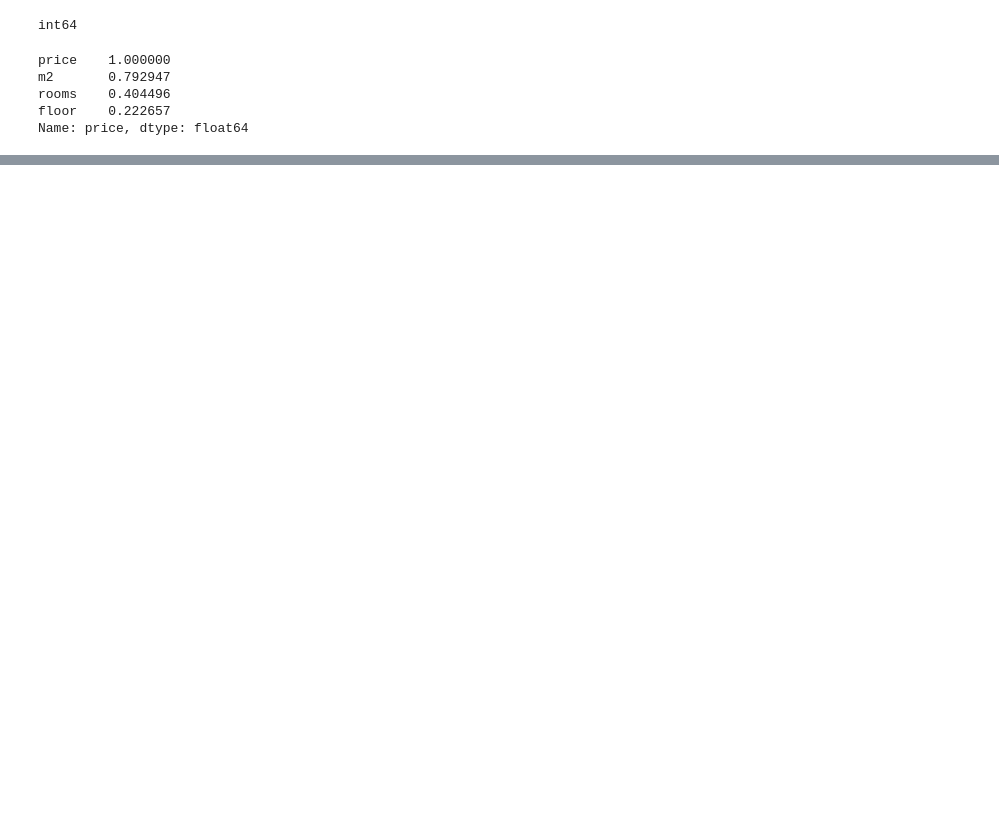
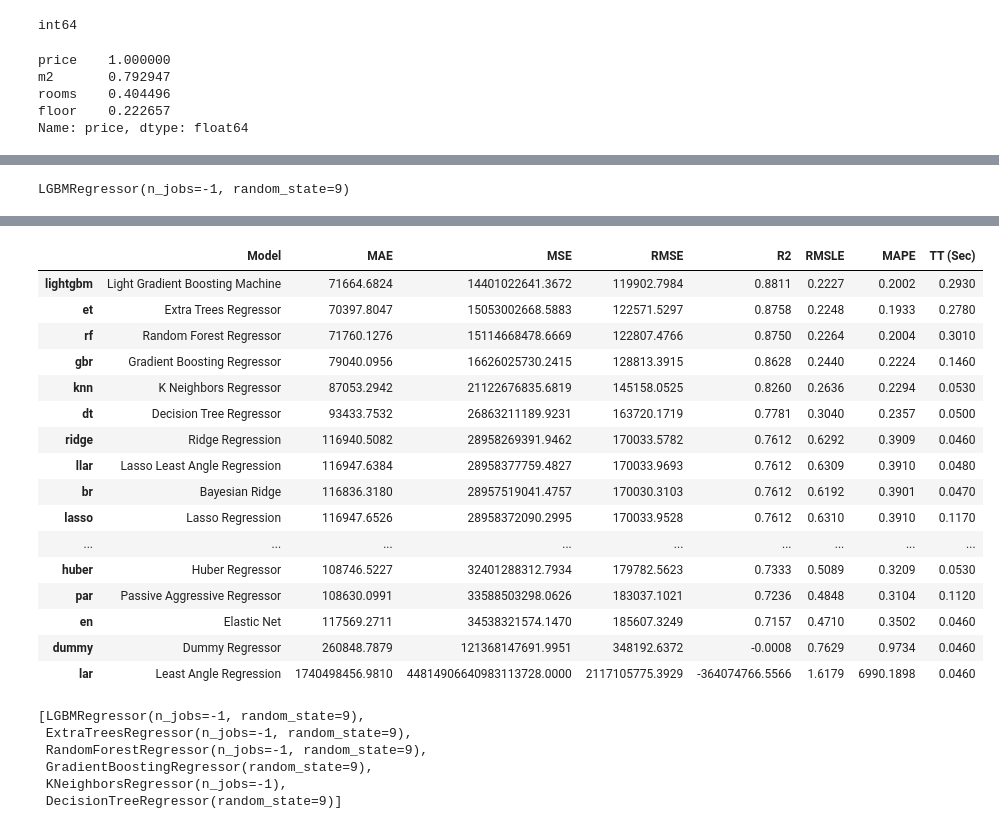
Before and after one commit to namratamayekar/Housing_Price_Prediction_Madrid, a Jupyter notebook: notebooks/Modelling_Ayushya_NewDataset.ipynb, the cells around one changed output, grey strips where cells are left out. Saved outputs shown, nothing was run; the diff lists cells and outputs as text; code cells hidden in the pictures; blank space fills up the shorter version.

```diff
--- a/notebooks/Modelling_Ayushya_NewDataset.ipynb
+++ b/notebooks/Modelling_Ayushya_NewDataset.ipynb
@@ -260,0 +298,8 @@ best_model = compare_models()
+# %%
+compare_tree_models
+# %% [output]
+LGBMRegressor(n_jobs=-1, random_state=9)
+# %%
+# Best 3 models
+best_6_models = compare_models(cross_validation = True, n_select=6)
+# %% [output]
@@ -260,0 +307,26 @@ best_model = compare_models()
+|  | Model | MAE | MSE | RMSE | R2 | RMSLE | MAPE | TT (Sec) |
+| lightgbm | Light Gradient Boosting Machine | 71664.6824 | 14401022641.3672 | 119902.7984 | 0.8811 | 0.2227 | 0.2002 | 0.2930 |
+| et | Extra Trees Regressor | 70397.8047 | 15053002668.5883 | 122571.5297 | 0.8758 | 0.2248 | 0.1933 | 0.2780 |
+| rf | Random Forest Regressor | 71760.1276 | 15114668478.6669 | 122807.4766 | 0.8750 | 0.2264 | 0.2004 | 0.3010 |
+| gbr | Gradient Boosting Regressor | 79040.0956 | 16626025730.2415 | 128813.3915 | 0.8628 | 0.2440 | 0.2224 | 0.1460 |
+| knn | K Neighbors Regressor | 87053.2942 | 21122676835.6819 | 145158.0525 | 0.8260 | 0.2636 | 0.2294 | 0.0530 |
+| dt | Decision Tree Regressor | 93433.7532 | 26863211189.9231 | 163720.1719 | 0.7781 | 0.3040 | 0.2357 | 0.0500 |
+| ridge | Ridge Regression | 116940.5082 | 28958269391.9462 | 170033.5782 | 0.7612 | 0.6292 | 0.3909 | 0.0460 |
+| llar | Lasso Least Angle Regression | 116947.6384 | 28958377759.4827 | 170033.9693 | 0.7612 | 0.6309 | 0.3910 | 0.0480 |
+| br | Bayesian Ridge | 116836.3180 | 28957519041.4757 | 170030.3103 | 0.7612 | 0.6192 | 0.3901 | 0.0470 |
+| lasso | Lasso Regression | 116947.6526 | 28958372090.2995 | 170033.9528 | 0.7612 | 0.6310 | 0.3910 | 0.1170 |
+| ... | ... | ... | ... | ... | ... | ... | ... | ... |
+| huber | Huber Regressor | 108746.5227 | 32401288312.7934 | 179782.5623 | 0.7333 | 0.5089 | 0.3209 | 0.0530 |
+| par | Passive Aggressive Regressor | 108630.0991 | 33588503298.0626 | 183037.1021 | 0.7236 | 0.4848 | 0.3104 | 0.1120 |
+| en | Elastic Net | 117569.2711 | 34538321574.1470 | 185607.3249 | 0.7157 | 0.4710 | 0.3502 | 0.0460 |
+| dummy | Dummy Regressor | 260848.7879 | 121368147691.9951 | 348192.6372 | -0.0008 | 0.7629 | 0.9734 | 0.0460 |
+| lar | Least Angle Regression | 1740498456.9810 | 44814906640983113728.0000 | 2117105775.3929 | -364074766.5566 | 1.6179 | 6990.1898 | 0.0460 |
+# %%
+best_6_models
+# %% [output]
+[LGBMRegressor(n_jobs=-1, random_state=9),
+ ExtraTreesRegressor(n_jobs=-1, random_state=9),
+ RandomForestRegressor(n_jobs=-1, random_state=9),
+ GradientBoostingRegressor(random_state=9),
+ KNeighborsRegressor(n_jobs=-1),
+ DecisionTreeRegressor(random_state=9)]
```
Also changed, not shown: parts of 28 cells of this notebook, 6 other files.
